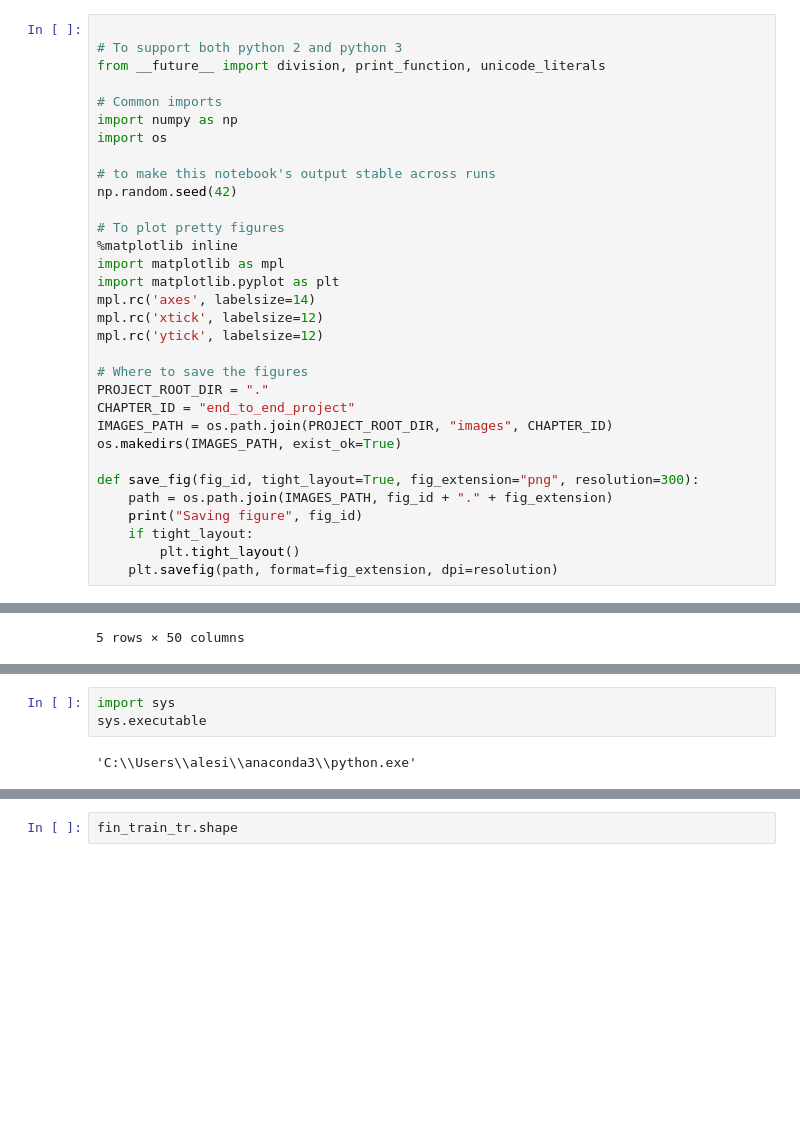
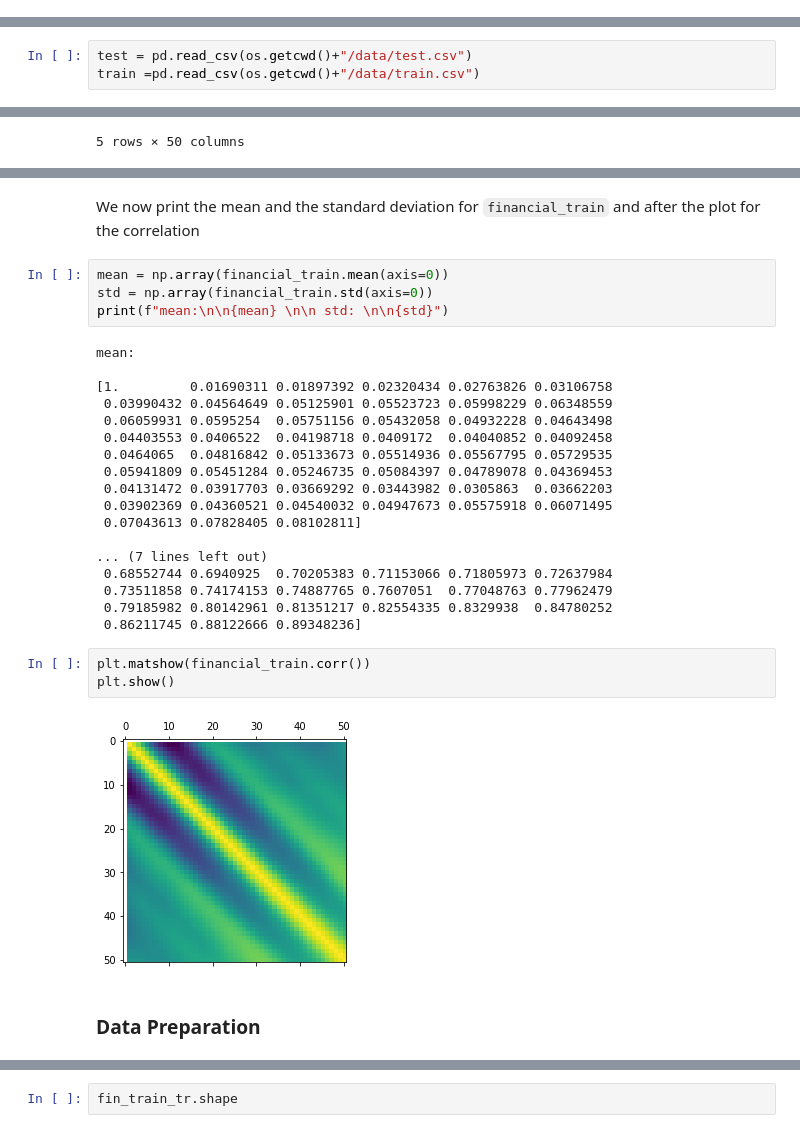
Before and after one commit to alessandrosinai/group_project_ml, a Jupyter notebook: fin1.ipynb, the cells around one changed output, grey strips where cells are left out. Cells and saved outputs as stored; diff of their text form; blank space fills up the shorter version.

```diff
--- a/fin1.ipynb
+++ b/fin1.ipynb
@@ -1,32 +0,0 @@
-# %%
-
-# To support both python 2 and python 3
-from __future__ import division, print_function, unicode_literals
-
-# Common imports
-import numpy as np
-import os
-
-# to make this notebook's output stable across runs
-np.random.seed(42)
-
-# To plot pretty figures
-%matplotlib inline
-import matplotlib as mpl
-import matplotlib.pyplot as plt
-mpl.rc('axes', labelsize=14)
-mpl.rc('xtick', labelsize=12)
-mpl.rc('ytick', labelsize=12)
-
-# Where to save the figures
-PROJECT_ROOT_DIR = "."
-CHAPTER_ID = "end_to_end_project"
-IMAGES_PATH = os.path.join(PROJECT_ROOT_DIR, "images", CHAPTER_ID)
-os.makedirs(IMAGES_PATH, exist_ok=True)
-
-def save_fig(fig_id, tight_layout=True, fig_extension="png", resolution=300):
-    path = os.path.join(IMAGES_PATH, fig_id + "." + fig_extension)
-    print("Saving figure", fig_id)
-    if tight_layout:
-        plt.tight_layout()
-    plt.savefig(path, format=fig_extension, dpi=resolution)
@@ -58,0 +16,3 @@ print(train)
+# %%
+test = pd.read_csv(os.getcwd()+"/data/test.csv")
+train =pd.read_csv(os.getcwd()+"/data/train.csv")
@@ -162,5 +64,31 @@ dtype: float64
-# %%
-import sys
-sys.executable
-# %% [output]
-'C:\\Users\\alesi\\anaconda3\\python.exe'
+# %% [markdown]
+We now print the mean and the standard deviation for `financial_train` and after the plot for the correlation
+# %%
+mean = np.array(financial_train.mean(axis=0))
+std = np.array(financial_train.std(axis=0))
+print(f"mean:\n\n{mean} \n\n std: \n\n{std}")
+# %% [output]
+mean:
+
+[1.         0.01690311 0.01897392 0.02320434 0.02763826 0.03106758
+ 0.03990432 0.04564649 0.05125901 0.05523723 0.05998229 0.06348559
+ 0.06059931 0.0595254  0.05751156 0.05432058 0.04932228 0.04643498
+ 0.04403553 0.0406522  0.04198718 0.0409172  0.04040852 0.04092458
+ 0.0464065  0.04816842 0.05133673 0.05514936 0.05567795 0.05729535
+ 0.05941809 0.05451284 0.05246735 0.05084397 0.04789078 0.04369453
+ 0.04131472 0.03917703 0.03669292 0.03443982 0.0305863  0.03662203
+ 0.03902369 0.04360521 0.04540032 0.04947673 0.05575918 0.06071495
+ 0.07043613 0.07828405 0.08102811]
+
+... (7 lines left out)
+ 0.68552744 0.6940925  0.70205383 0.71153066 0.71805973 0.72637984
+ 0.73511858 0.74174153 0.74887765 0.7607051  0.77048763 0.77962479
+ 0.79185982 0.80142961 0.81351217 0.82554335 0.8329938  0.84780252
+ 0.86211745 0.88122666 0.89348236]
+# %%
+plt.matshow(financial_train.corr())
+plt.show()
+# %% [output]
+[figure, added]
+# %% [markdown]
+### Data Preparation
```
Also changed, not shown: parts of 33 cells of this notebook.
